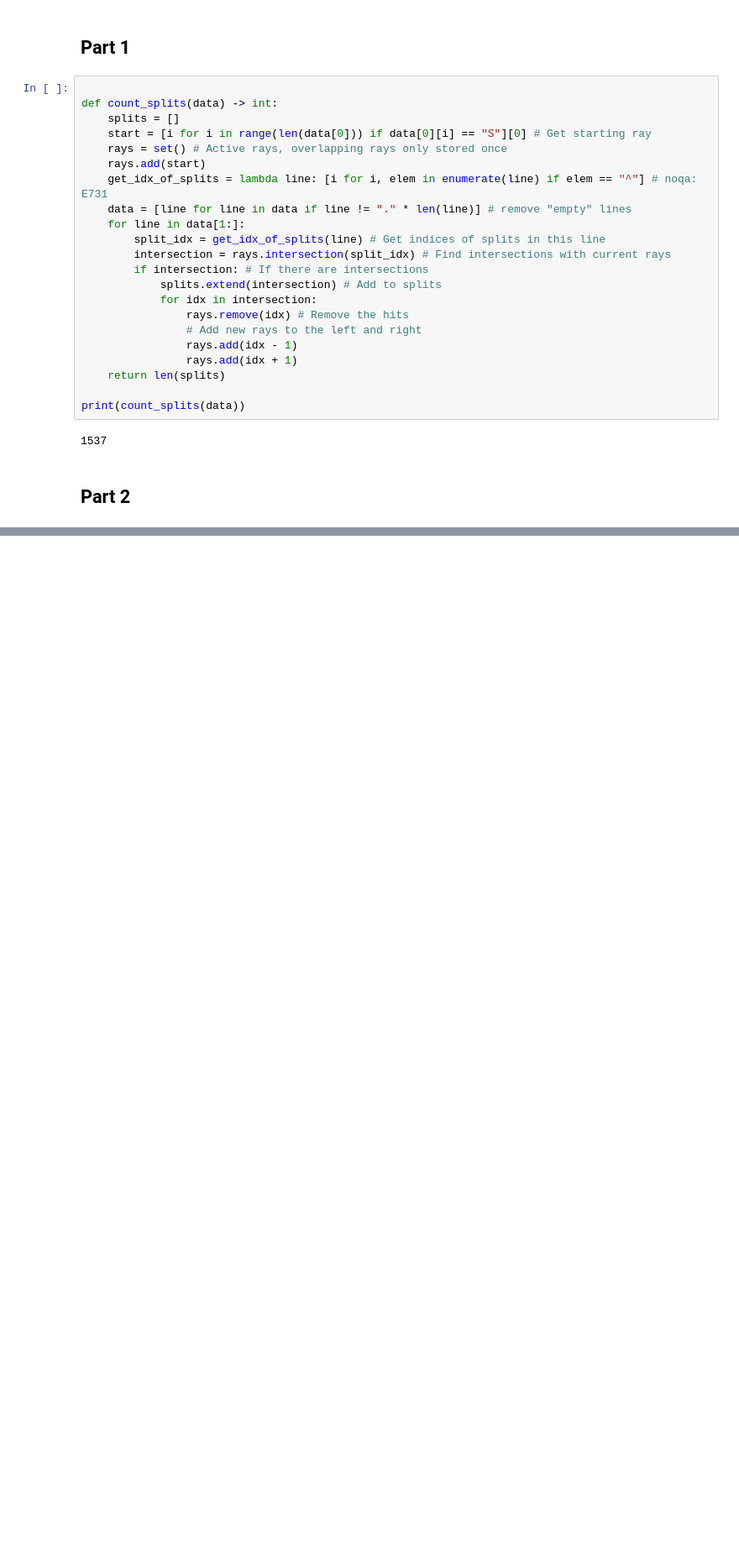
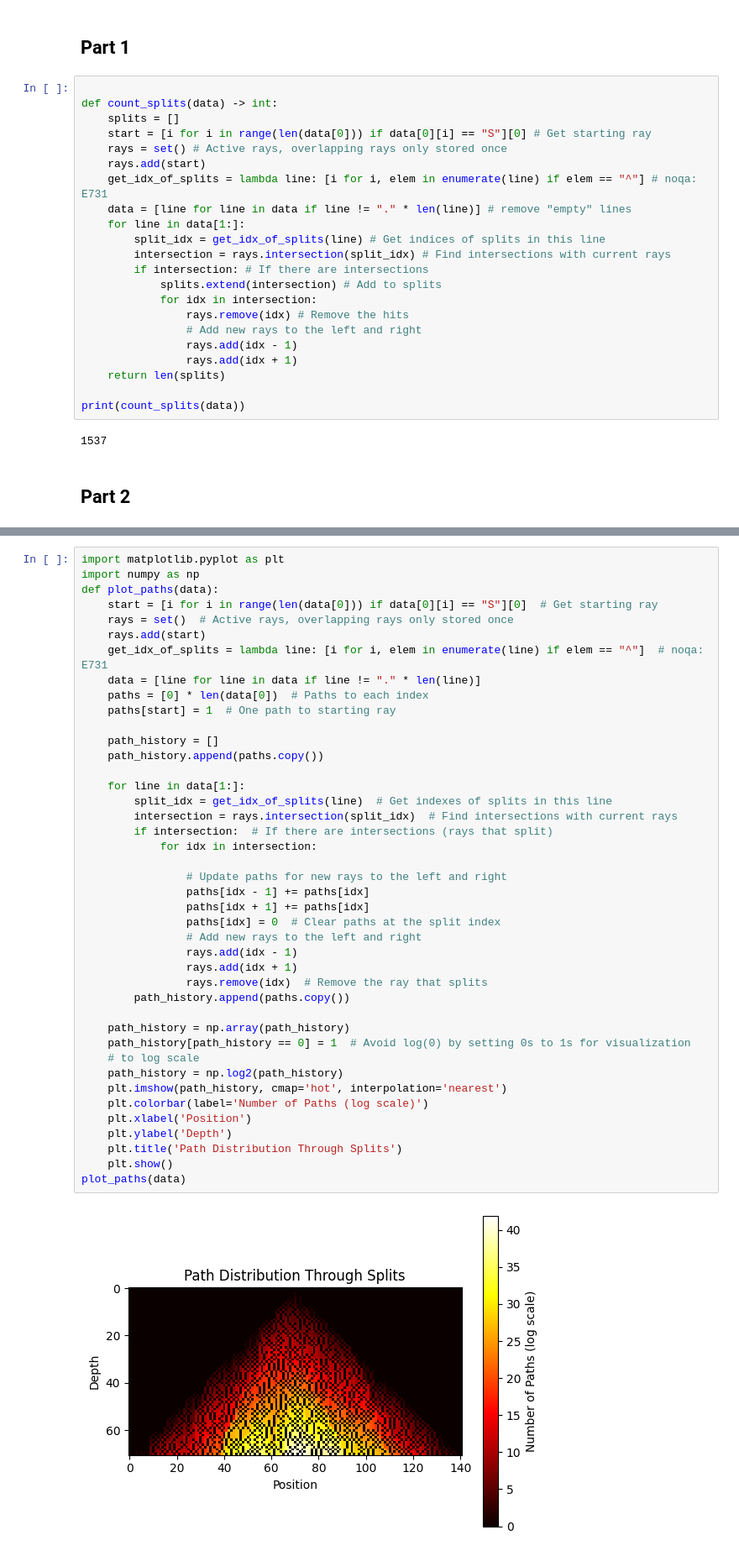
Before and after one commit to AKaronen/AoC25, a Jupyter notebook: 7/7.ipynb, the cells around one changed output, grey strips where cells are left out. Shown at 84% size. Saved outputs shown, nothing was run; the diff lists cells and outputs as text; blank space fills up the shorter version.

```diff
--- a/7/7.ipynb
+++ b/7/7.ipynb
@@ -85,0 +87,44 @@ print(count_timelines(example_data)) # Should be 40
+# %%
+import matplotlib.pyplot as plt
+import numpy as np
+def plot_paths(data):
+    start = [i for i in range(len(data[0])) if data[0][i] == "S"][0]  # Get starting ray
+    rays = set()  # Active rays, overlapping rays only stored once
+    rays.add(start)
+    get_idx_of_splits = lambda line: [i for i, elem in enumerate(line) if elem == "^"]  # noqa: E731
+    data = [line for line in data if line != "." * len(line)]
+    paths = [0] * len(data[0])  # Paths to each index
+    paths[start] = 1  # One path to starting ray
+
+    path_history = []
+    path_history.append(paths.copy())
+
+    for line in data[1:]:
+        split_idx = get_idx_of_splits(line)  # Get indexes of splits in this line
+        intersection = rays.intersection(split_idx)  # Find intersections with current rays
+        if intersection:  # If there are intersections (rays that split)
+            for idx in intersection:
+
+                # Update paths for new rays to the left and right
+                paths[idx - 1] += paths[idx]
+                paths[idx + 1] += paths[idx]
+                paths[idx] = 0  # Clear paths at the split index
+                # Add new rays to the left and right
+                rays.add(idx - 1)
+                rays.add(idx + 1)
+                rays.remove(idx)  # Remove the ray that splits
+        path_history.append(paths.copy())
+
+    path_history = np.array(path_history)
+    path_history[path_history == 0] = 1  # Avoid log(0) by setting 0s to 1s for visualization
+    # to log scale
+    path_history = np.log2(path_history)
+    plt.imshow(path_history, cmap='hot', interpolation='nearest')
+    plt.colorbar(label='Number of Paths (log scale)')
+    plt.xlabel('Position')
+    plt.ylabel('Depth')
+    plt.title('Path Distribution Through Splits')
+    plt.show()
+plot_paths(data)
+# %% [output]
+[figure, added]
```
Also changed, not shown: parts of 2 cells of this notebook, 1 other file.
